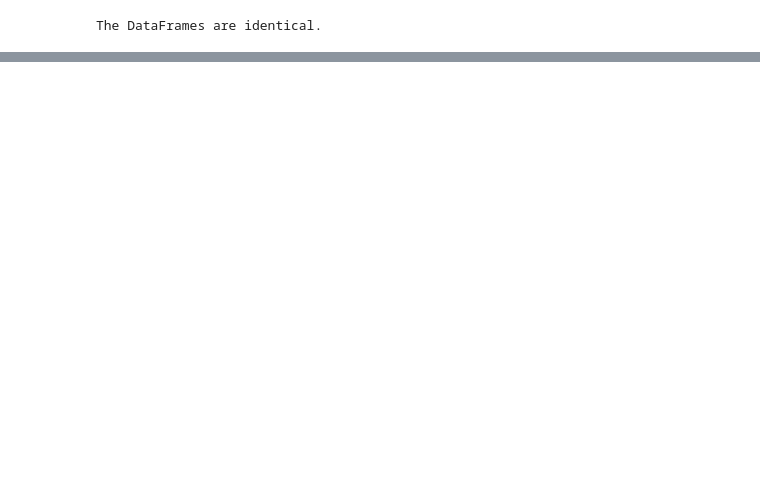
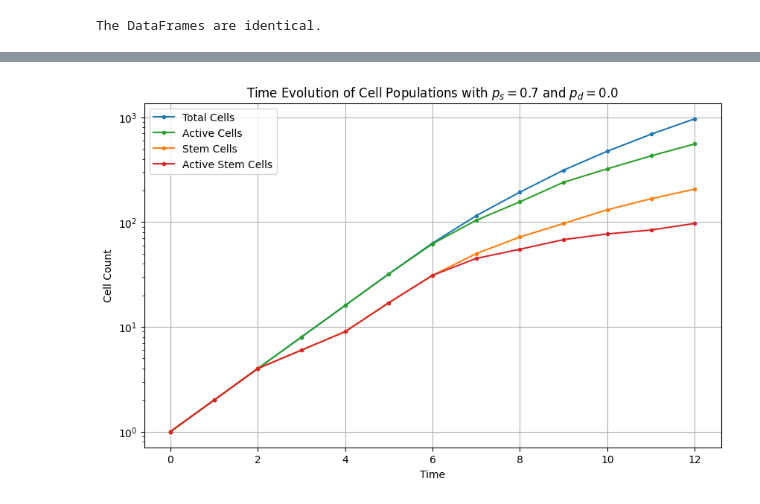
Before and after one commit to JeroFotinos/tumorsphere_culture, a Jupyter notebook: examples/plotting_dev/plotting_examples.ipynb, the cells around one changed output, grey strips where cells are left out. Saved outputs shown, nothing was run; the diff lists cells and outputs as text; code cells hidden in the pictures; blank space fills up the shorter version.

```diff
--- a/examples/plotting_dev/plotting_examples.ipynb
+++ b/examples/plotting_dev/plotting_examples.ipynb
@@ -54,0 +108,4 @@ df_from_dbs
+# %%
+tplt.plot_single_realization(df_from_dbs, culture_id=1, log=True)
+# %% [output]
+[figure, added]
```
Also changed, not shown: parts of 26 cells of this notebook, 3 other files.
